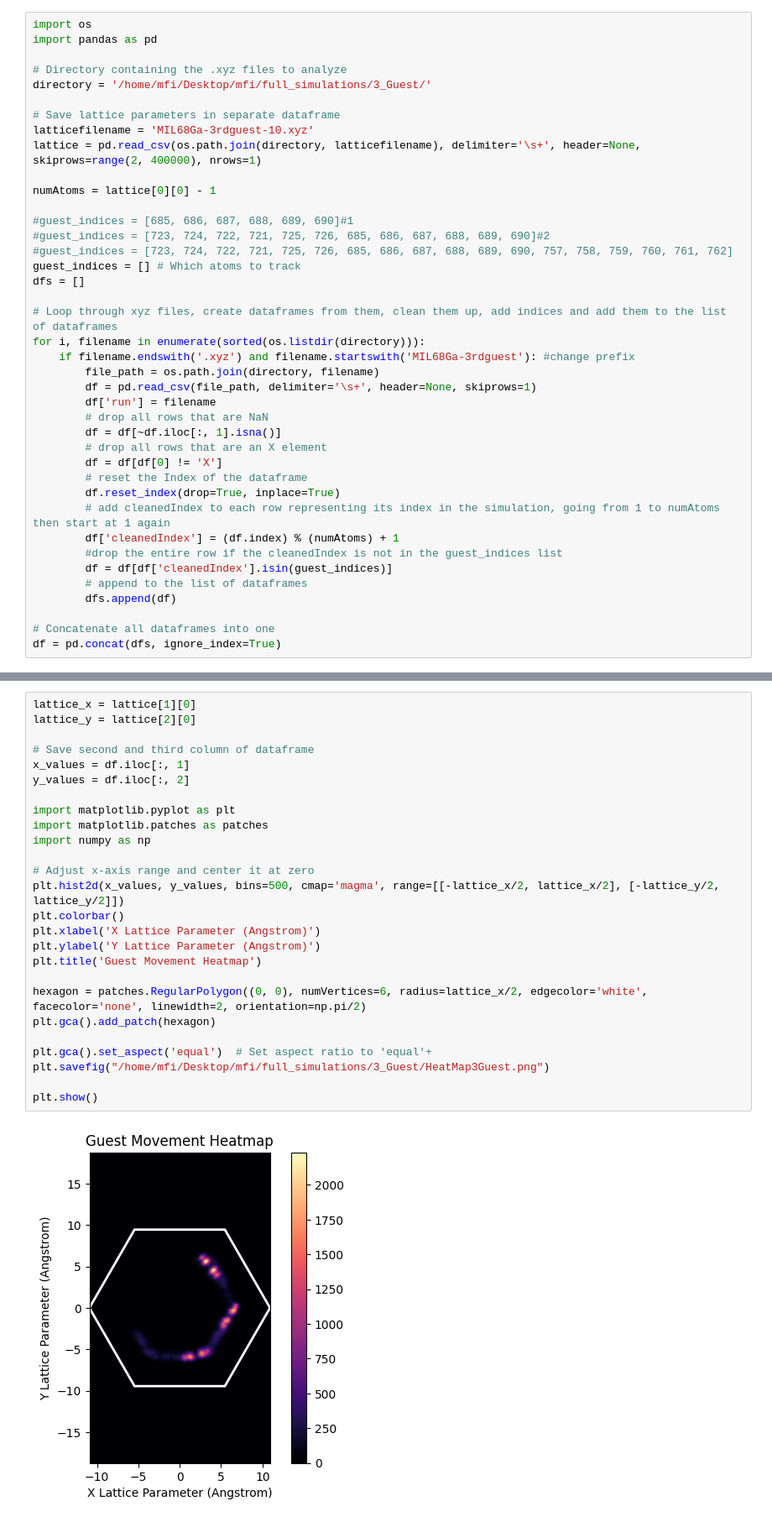
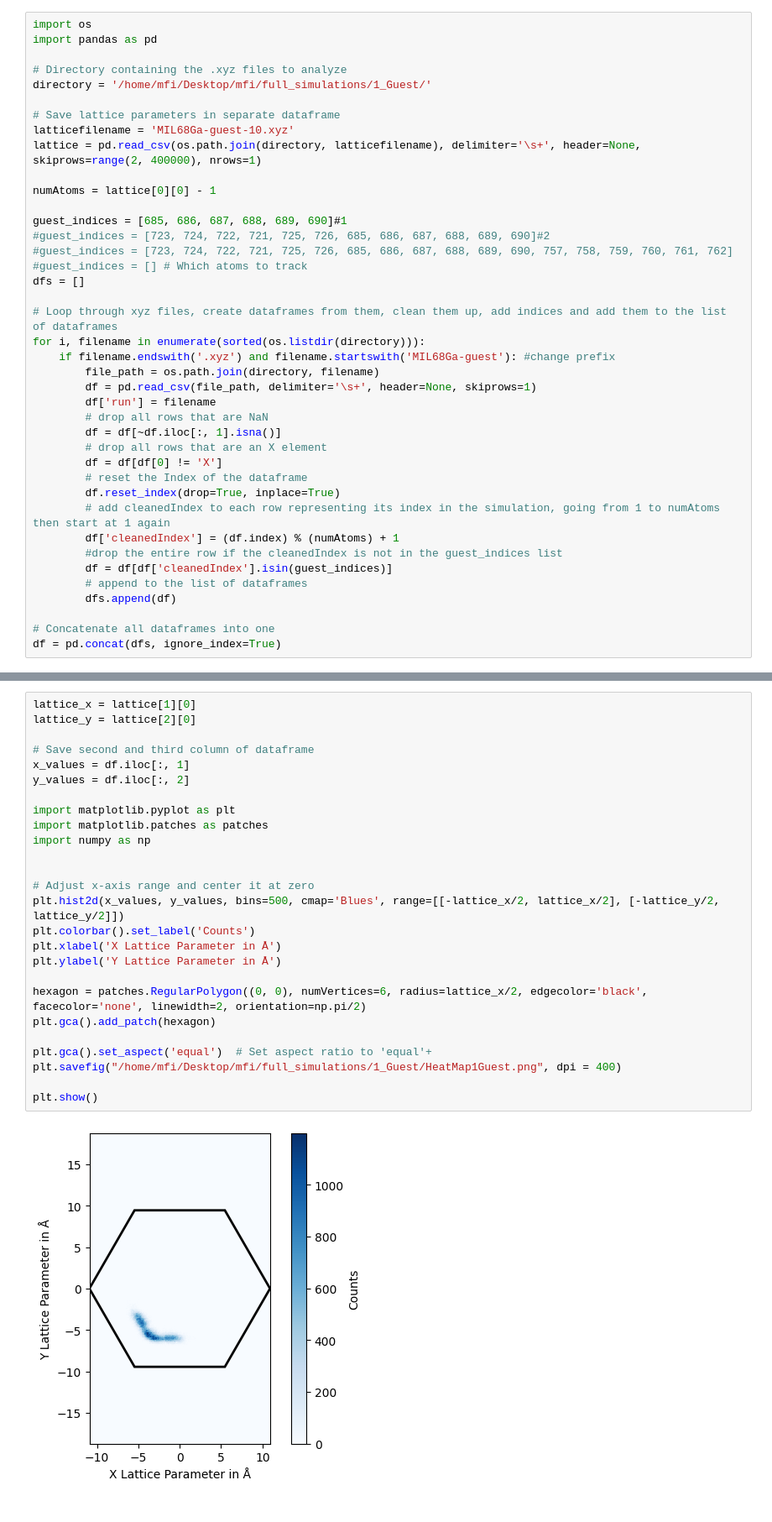
Before and after one commit to CFSHeisenberg/PlottingForThesis, a Jupyter notebook: MovementHistograms/Histogram.ipynb, the cells around one changed output, grey strips where cells are left out. Shown at 84% size. Drawn from its saved outputs; the diff is of its cells as text.

```diff
--- a/MovementHistograms/Histogram.ipynb
+++ b/MovementHistograms/Histogram.ipynb
@@ -3,23 +3,23 @@ import os
 import pandas as pd
 
 # Directory containing the .xyz files to analyze
-directory = '/home/mfi/Desktop/mfi/full_simulations/3_Guest/'
+directory = '/home/mfi/Desktop/mfi/full_simulations/1_Guest/'
 
 # Save lattice parameters in separate dataframe
-latticefilename = 'MIL68Ga-3rdguest-10.xyz'
+latticefilename = 'MIL68Ga-guest-10.xyz'
 lattice = pd.read_csv(os.path.join(directory, latticefilename), delimiter='\s+', header=None, skiprows=range(2, 400000), nrows=1)
 
 numAtoms = lattice[0][0] - 1
 
-#guest_indices = [685, 686, 687, 688, 689, 690]#1
+guest_indices = [685, 686, 687, 688, 689, 690]#1
 #guest_indices = [723, 724, 722, 721, 725, 726, 685, 686, 687, 688, 689, 690]#2
 #guest_indices = [723, 724, 722, 721, 725, 726, 685, 686, 687, 688, 689, 690, 757, 758, 759, 760, 761, 762]
-guest_indices = [] # Which atoms to track
+#guest_indices = [] # Which atoms to track
 dfs = []
 
 # Loop through xyz files, create dataframes from them, clean them up, add indices and add them to the list of dataframes
 for i, filename in enumerate(sorted(os.listdir(directory))):
-    if filename.endswith('.xyz') and filename.startswith('MIL68Ga-3rdguest'): #change prefix
+    if filename.endswith('.xyz') and filename.startswith('MIL68Ga-guest'): #change prefix
         file_path = os.path.join(directory, filename)
         df = pd.read_csv(file_path, delimiter='\s+', header=None, skiprows=1)
         df['run'] = filename
@@ -56,31 +41,31 @@ df = pd.concat(dfs, ignore_index=True)
 # %%
 lattice_x = lattice[1][0]
 lattice_y = lattice[2][0]
 
 # Save second and third column of dataframe
 x_values = df.iloc[:, 1]
 y_values = df.iloc[:, 2]
 
 import matplotlib.pyplot as plt
 import matplotlib.patches as patches
 import numpy as np
 
+
 # Adjust x-axis range and center it at zero
-plt.hist2d(x_values, y_values, bins=500, cmap='magma', range=[[-lattice_x/2, lattice_x/2], [-lattice_y/2, lattice_y/2]])
-plt.colorbar()
-plt.xlabel('X Lattice Parameter (Angstrom)')
-plt.ylabel('Y Lattice Parameter (Angstrom)')
-plt.title('Guest Movement Heatmap')
+plt.hist2d(x_values, y_values, bins=500, cmap='Blues', range=[[-lattice_x/2, lattice_x/2], [-lattice_y/2, lattice_y/2]])
+plt.colorbar().set_label('Counts')
+plt.xlabel('X Lattice Parameter in Å')
+plt.ylabel('Y Lattice Parameter in Å')
 
-hexagon = patches.RegularPolygon((0, 0), numVertices=6, radius=lattice_x/2, edgecolor='white', facecolor='none', linewidth=2, orientation=np.pi/2)
+hexagon = patches.RegularPolygon((0, 0), numVertices=6, radius=lattice_x/2, edgecolor='black', facecolor='none', linewidth=2, orientation=np.pi/2)
 plt.gca().add_patch(hexagon)
 
 plt.gca().set_aspect('equal')  # Set aspect ratio to 'equal'+
-plt.savefig("/home/mfi/Desktop/mfi/full_simulations/3_Guest/HeatMap3Guest.png")
+plt.savefig("/home/mfi/Desktop/mfi/full_simulations/1_Guest/HeatMap1Guest.png", dpi = 400)
 
 plt.show()
 # %% [output]
-[figure, old version]
+[figure, new version]
 # %%
 z_lattice = lattice[3][0]
 z_values = df.iloc[:, 3]
```
Also changed, not shown: parts of 1 cell of this notebook, 25 other files.
